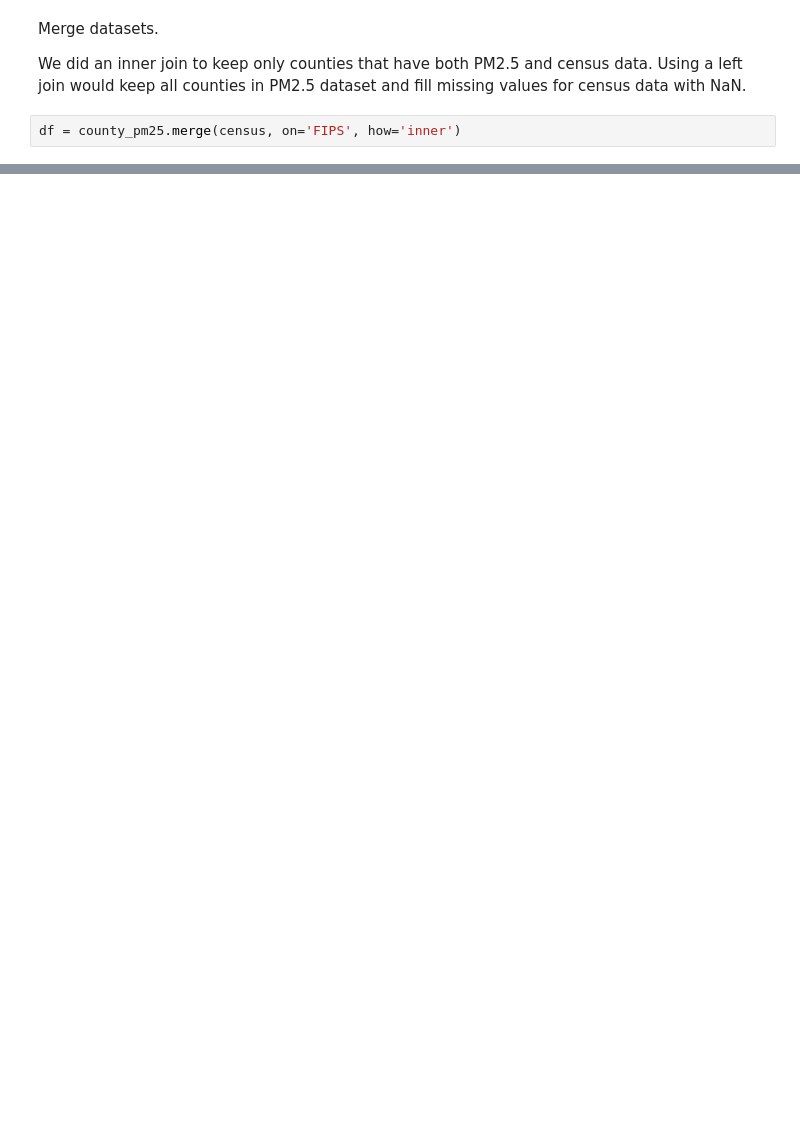
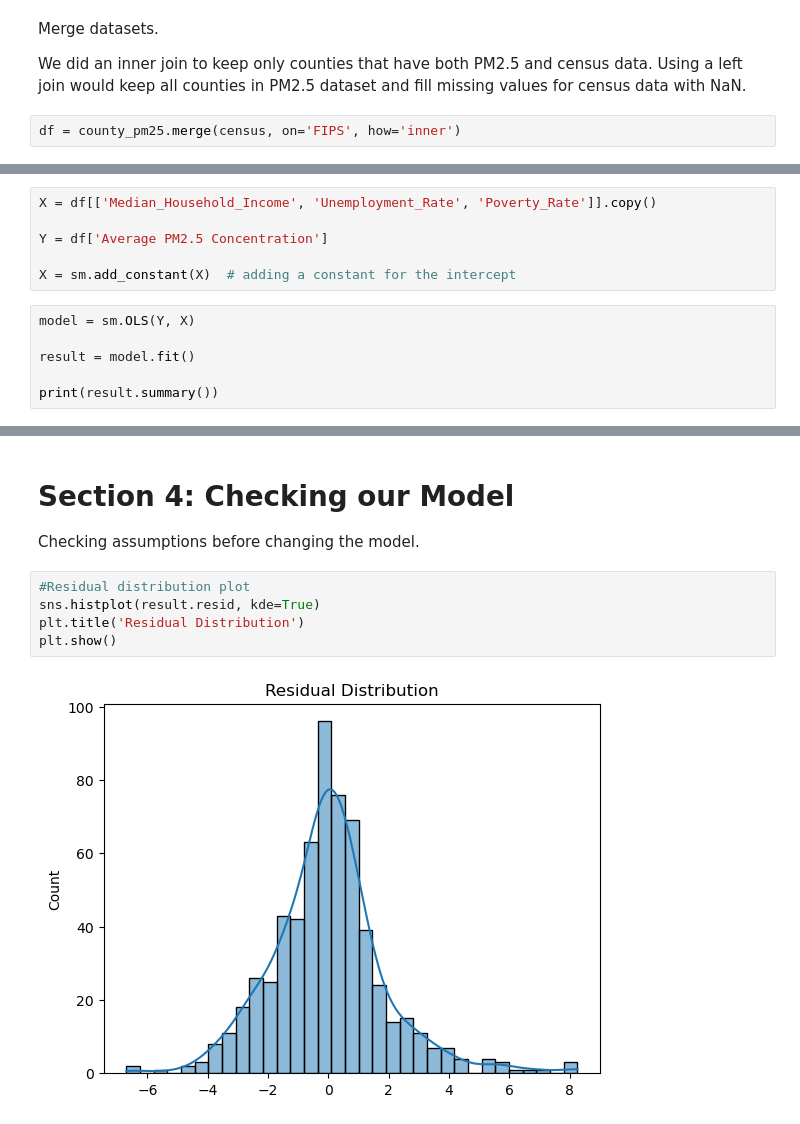
Before and after one commit to alcndram/5574-final, a Jupyter notebook: final_code.ipynb, the cells around one changed output, grey strips where cells are left out. Drawn from its saved outputs; the diff is of its cells as text; blank space fills up the shorter version.

Commit message:
started analysis + modeling

```diff
--- a/final_code.ipynb
+++ b/final_code.ipynb
@@ -166,0 +283,12 @@ df.head()
+# %%
+X = df[['Median_Household_Income', 'Unemployment_Rate', 'Poverty_Rate']].copy()
+
+Y = df['Average PM2.5 Concentration']
+
+X = sm.add_constant(X)  # adding a constant for the intercept
+# %%
+model = sm.OLS(Y, X)
+
+result = model.fit()
+
+print(result.summary())
@@ -166,0 +313,11 @@ df.head()
+# %% [markdown]
+# **Section 4: Checking our Model**
+
+Checking assumptions before changing the model.
+# %%
+#Residual distribution plot
+sns.histplot(result.resid, kde=True)
+plt.title('Residual Distribution')
+plt.show()
+# %% [output]
+[figure, added]
```
Also changed, not shown: parts of 20 cells of this notebook.
